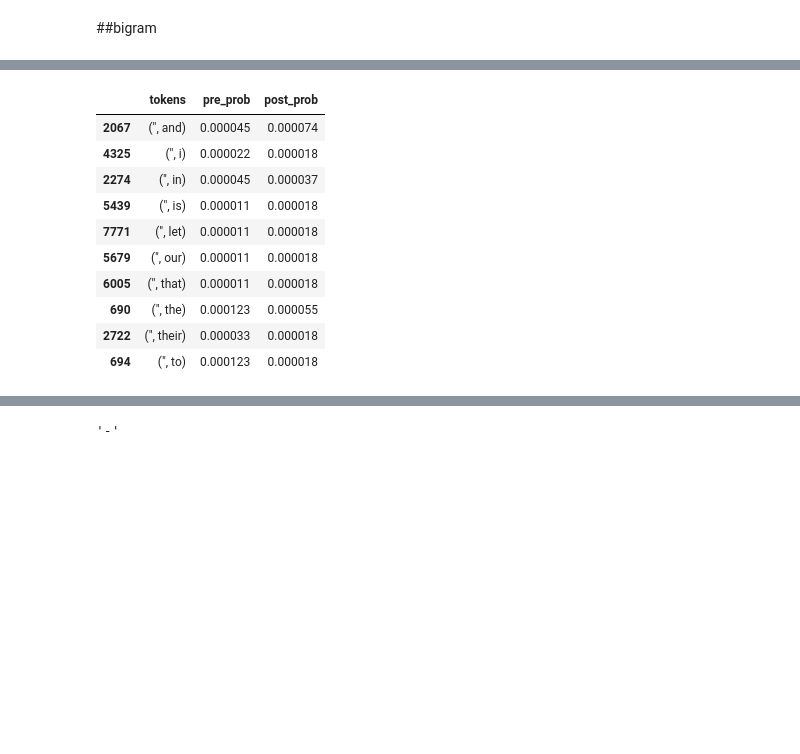
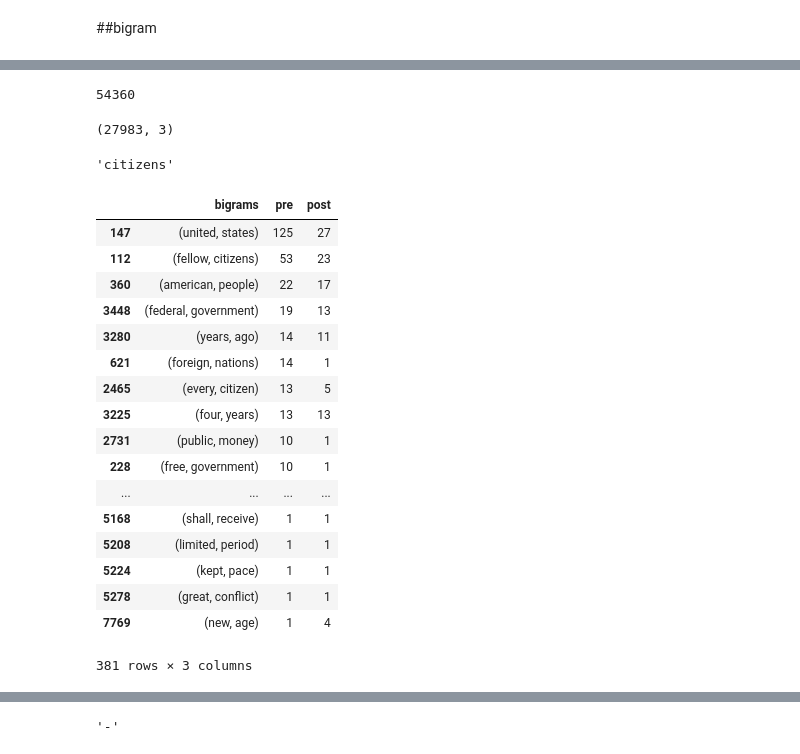
Before and after one commit to kyloop/CSC_594_AI_NLP, a Jupyter notebook: hw2_code.ipynb, the cells around one changed output, grey strips where cells are left out. Drawn from its saved outputs; the diff is of its cells as text; code cells hidden in the pictures; blank space fills up the shorter version.

```diff
--- a/hw2_code.ipynb
+++ b/hw2_code.ipynb
@@ -179,14 +187,12 @@ list
 # %%
 post_bigrams = list(nltk.bigrams(post_words_lst2))
-fdbi = nltk.FreqDist(post_bigrams)
-post_df = pd.DataFrame(list(zip(fdbi.keys(), fdbi.values())), columns =["tokens", "freq"])
+print(len(post_bigrams))
+post_fdbi = nltk.FreqDist(post_bigrams)
+post_df = pd.DataFrame(list(zip(post_fdbi.keys(), post_fdbi.values())), columns =["tokens", "freq"])
 post_df = post_df.sort_values(by=["freq"], ascending=False)
-
-post_df["post_prob"] = [round(freq / len(post_words_lst2),7) for freq in post_df.freq]
-
-
+post_df["post_prob"] = [round(freq / len(post_bigrams),7) for freq in post_df.freq]
 post_df = post_df.sort_values(by = ["post_prob"], ascending = False)
-#post_df = post_df.iloc[0:30000]
-#for i in range(0, post_df.shape[0]):
- #   print("%15s %0.7f"%(post_df.iloc[i]["tokens"], post_df.iloc[i]["post_prob"]))
-#stopwords.words('english')
+post_df.shape
+# %% [output]
+54360
+(27983, 3)
@@ -201,18 +199,42 @@ print(len(pre_words_lst3))
-# %%
-pre_post_df = pd.merge(pre_df, post_df, on="tokens")
-pre_post_df = pre_post_df.sort_values(by=["tokens"])
-pre_post_df.drop(columns=["freq_x", "freq_y"], inplace=True)
-pre_post_df[0:10]
-#pre_post_df.to_csv("unigrams.txt", index=False,sep="\t")
-# %% [output]
-|  | tokens | pre_prob | post_prob |
-| 2067 | (", and) | 0.000045 | 0.000074 |
-| 4325 | (", i) | 0.000022 | 0.000018 |
-| 2274 | (", in) | 0.000045 | 0.000037 |
-| 5439 | (", is) | 0.000011 | 0.000018 |
-| 7771 | (", let) | 0.000011 | 0.000018 |
-| 5679 | (", our) | 0.000011 | 0.000018 |
-| 6005 | (", that) | 0.000011 | 0.000018 |
-| 690 | (", the) | 0.000123 | 0.000055 |
-| 2722 | (", their) | 0.000033 | 0.000018 |
-| 694 | (", to) | 0.000123 | 0.000018 |
+# %%
+k_lst=[]
+v1_lst=[]
+v2_lst=[]
+for k1, v1 in pre_fdbi.items():
+    for k2, v2 in post_fdbi.items():
+        if k1[0] ==k2[0] and k1[1] == k2[1]:
+            k_lst.append(k1)
+            v1_lst.append(v1)
+            v2_lst.append(v2)
+# %%
+df.bigrams[0][1]
+# %% [output]
+'citizens'
+# %%
+df=pd.DataFrame(list(zip(k_lst,v1_lst,v2_lst)), columns=["bigrams","pre","post"])
+for i in df.index:
+    if df.bigrams[i][0] in stopwords.words() or df.bigrams[i][1] in stopwords.words():
+        df.drop(index=i, inplace=True)
+    elif len(df.bigrams[i][0])<=2 or len(df.bigrams[i][1])<=2:
+        df.drop(index=i, inplace = True)
+# %%
+df.sort_values(by=["pre"], ascending=False)
+# %% [output]
+|  | bigrams | pre | post |
+| 147 | (united, states) | 125 | 27 |
+| 112 | (fellow, citizens) | 53 | 23 |
+| 360 | (american, people) | 22 | 17 |
+| 3448 | (federal, government) | 19 | 13 |
+| 3280 | (years, ago) | 14 | 11 |
+| 621 | (foreign, nations) | 14 | 1 |
+| 2465 | (every, citizen) | 13 | 5 |
+| 3225 | (four, years) | 13 | 13 |
+| 2731 | (public, money) | 10 | 1 |
+| 228 | (free, government) | 10 | 1 |
+| ... | ... | ... | ... |
+| 5168 | (shall, receive) | 1 | 1 |
+| 5208 | (limited, period) | 1 | 1 |
+| 5224 | (kept, pace) | 1 | 1 |
+| 5278 | (great, conflict) | 1 | 1 |
+| 7769 | (new, age) | 1 | 4 |
+381 rows × 3 columns
```
Also changed, not shown: parts of 21 cells of this notebook.
